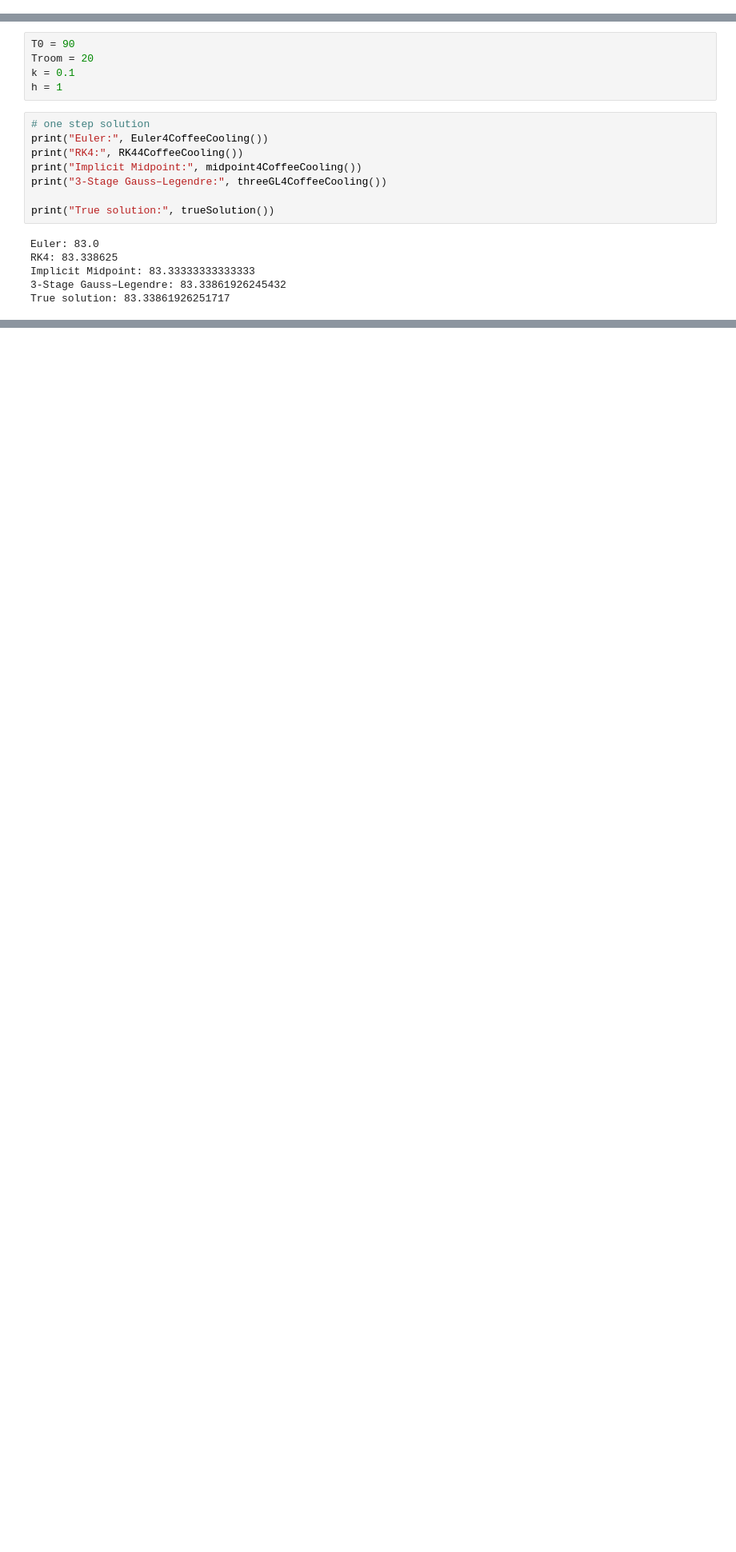
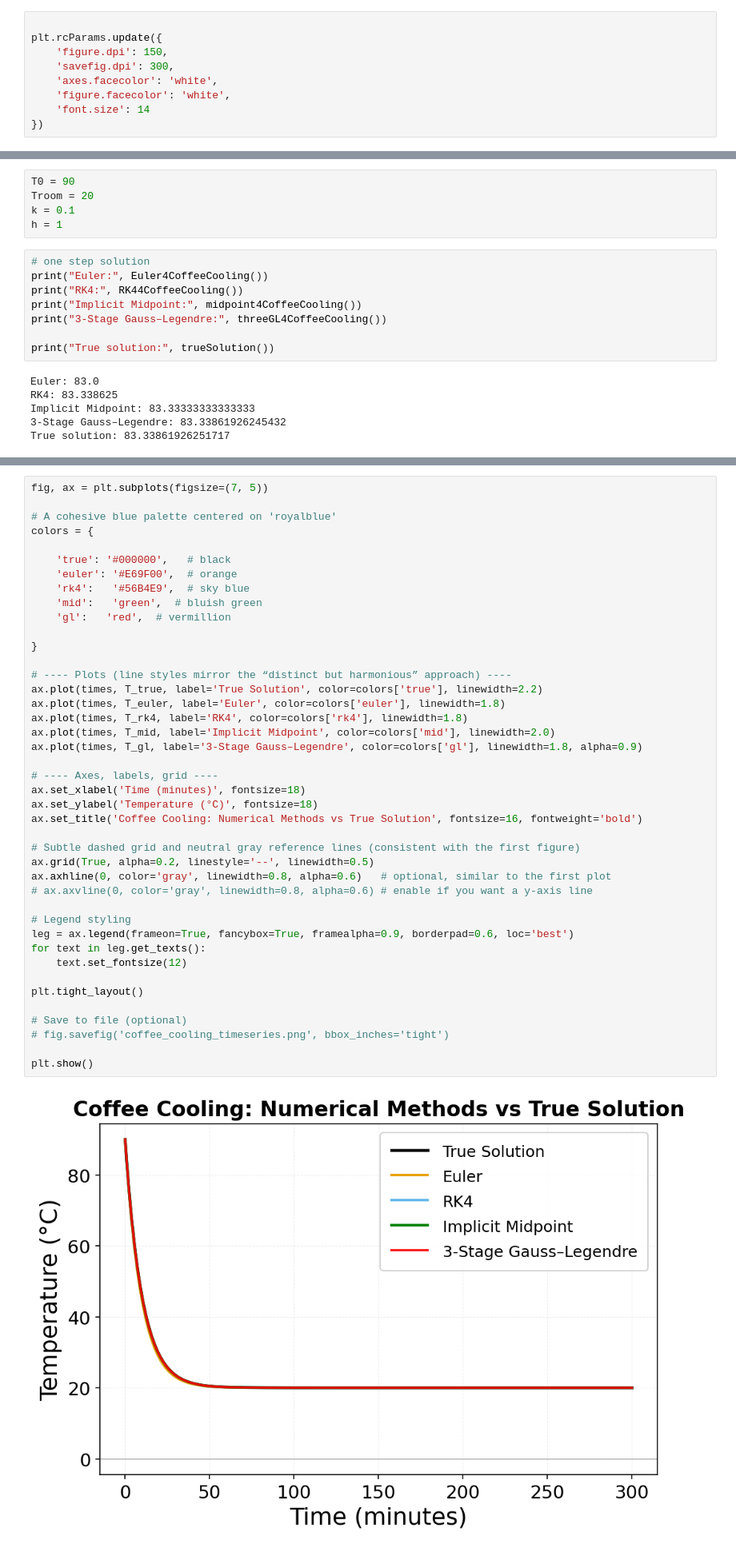
Before and after one commit to Autumn61q/From_ODEs_to_Neural_ODEs, a Jupyter notebook: coffee_cooling.ipynb, the cells around one changed output, grey strips where cells are left out. Shown at 80% size. Drawn from its saved outputs; the diff is of its cells as text; blank space fills up the shorter version.

```diff
--- a/coffee_cooling.ipynb
+++ b/coffee_cooling.ipynb
@@ -1,6 +1,15 @@
 # %%
 import numpy as np
 import matplotlib.pyplot as plt
+# %%
+
+plt.rcParams.update({
+    'figure.dpi': 150,
+    'savefig.dpi': 300,
+    'axes.facecolor': 'white',
+    'figure.facecolor': 'white',
+    'font.size': 14
+})
 # %% [markdown]
 | Method                 | Order | A-stable? | Symmetric? | Symplectic? | Algebraic stability? | Key Features |
 |------------------------|-------|-----------|------------|-------------|-----------------------|--------------|
@@ -148,3 +142,47 @@ plt.show()
+# %%
+fig, ax = plt.subplots(figsize=(7, 5))
+
+# A cohesive blue palette centered on 'royalblue'
+colors = {
+
+    'true': '#000000',   # black
+    'euler': '#E69F00',  # orange
+    'rk4':   '#56B4E9',  # sky blue
+    'mid':   'green',  # bluish green
+    'gl':   'red',  # vermillion
+
+}
+
+# ---- Plots (line styles mirror the “distinct but harmonious” approach) ----
+ax.plot(times, T_true, label='True Solution', color=colors['true'], linewidth=2.2)
+ax.plot(times, T_euler, label='Euler', color=colors['euler'], linewidth=1.8)
+ax.plot(times, T_rk4, label='RK4', color=colors['rk4'], linewidth=1.8)
+ax.plot(times, T_mid, label='Implicit Midpoint', color=colors['mid'], linewidth=2.0)
+ax.plot(times, T_gl, label='3-Stage Gauss–Legendre', color=colors['gl'], linewidth=1.8, alpha=0.9)
+
+# ---- Axes, labels, grid ----
+ax.set_xlabel('Time (minutes)', fontsize=18)
+ax.set_ylabel('Temperature (°C)', fontsize=18)
+ax.set_title('Coffee Cooling: Numerical Methods vs True Solution', fontsize=16, fontweight='bold')
+
+# Subtle dashed grid and neutral gray reference lines (consistent with the first figure)
+ax.grid(True, alpha=0.2, linestyle='--', linewidth=0.5)
+ax.axhline(0, color='gray', linewidth=0.8, alpha=0.6)   # optional, similar to the first plot
+# ax.axvline(0, color='gray', linewidth=0.8, alpha=0.6) # enable if you want a y-axis line
+
+# Legend styling
+leg = ax.legend(frameon=True, fancybox=True, framealpha=0.9, borderpad=0.6, loc='best')
+for text in leg.get_texts():
+    text.set_fontsize(12)
+
+plt.tight_layout()
+
+# Save to file (optional)
+# fig.savefig('coffee_cooling_timeseries.png', bbox_inches='tight')
+
+plt.show()
+# %% [output]
+[figure, added]
 # %%
 T_end = 50
 
```
Also changed, not shown: parts of 3 cells of this notebook, 25 other files.
